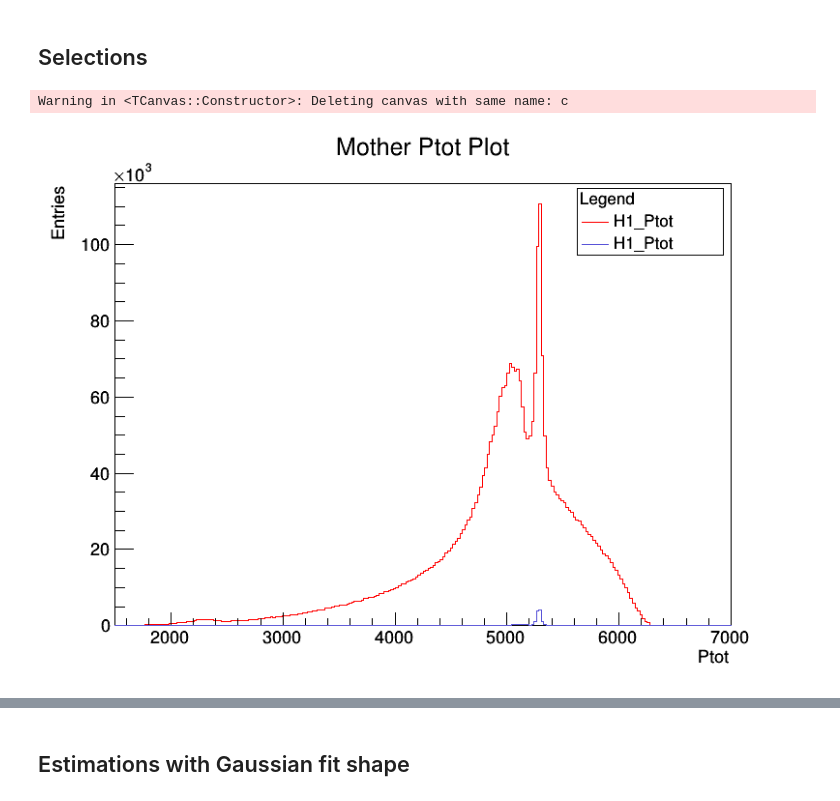
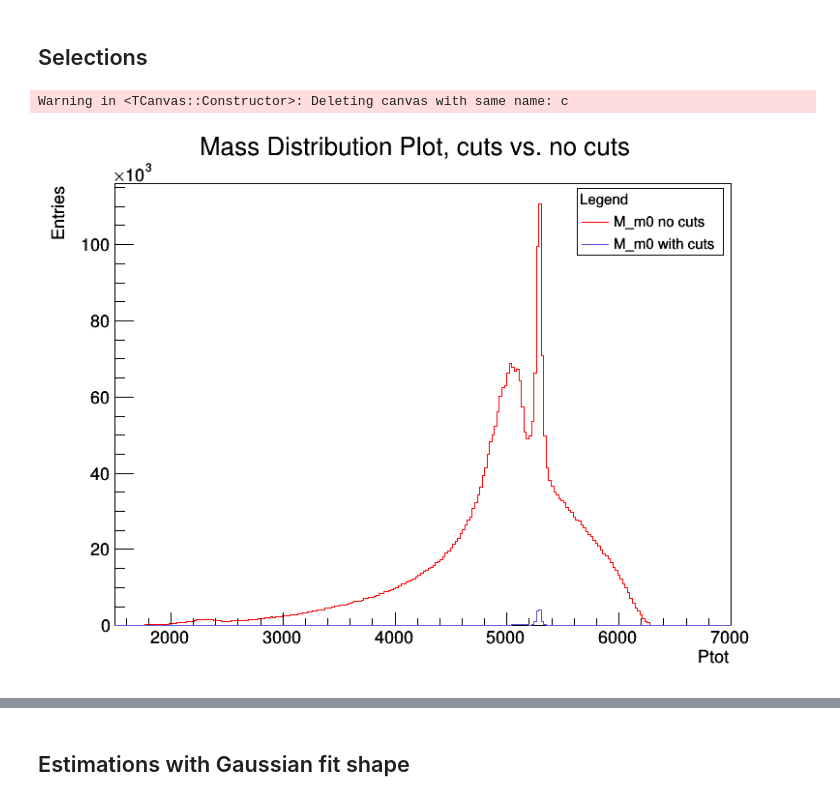
Before and after one commit to Jonastjep/Big_Data_Physics_PRA3024, a Jupyter notebook: Week2_LHCb/LHCb_2021.ipynb, the cells around one changed output, grey strips where cells are left out. Drawn from its saved outputs; the diff is of its cells as text; code cells hidden in the pictures.

```diff
--- a/Week2_LHCb/LHCb_2021.ipynb
+++ b/Week2_LHCb/LHCb_2021.ipynb
@@ -528,37 +529,37 @@ CutTree=tree.CopyTree(selection)
 c = ROOT.TCanvas("c", "c", 800, 600)
 
 
 tree.Draw("M_m0>>h1(250, 1500, 7000)")
 h1 = ROOT.gDirectory.Get("h1")
 
 CutTree.Draw("M_m0>>h2(250, 1500, 7000)")
 h2 = ROOT.gDirectory.Get("h2")
 
 varname = "Ptot"
 
-h1.SetTitle("Mother " + varname + " Plot")
+h1.SetTitle("Mass Distribution Plot, cuts vs. no cuts")
 h1.GetXaxis().SetTitle(varname)
 h1.GetYaxis().SetTitle("Entries")
 h1.SetLineColor(2) # red
 h1.SetLineWidth(1)
 
 h2.SetLineColor(9) # red
 h2.SetLineWidth(1)
 
 h1.Draw()
 h2.Draw("same")
 
 leg = ROOT.TLegend(0.11 + 0.59, 0.77, 0.3 + 0.59, 0.89)
 leg.SetHeader("Legend")
-leg.AddEntry(h1, "H1_Ptot", "l")
-leg.AddEntry(h2, "H1_Ptot", "l")
+leg.AddEntry(h1, "M_m0 no cuts", "l")
+leg.AddEntry(h2, "M_m0 with cuts", "l")
 
 leg.Draw("same")
 
 c.Draw()
 # %% [output]
 Warning in <TCanvas::Constructor>: Deleting canvas with same name: c
-[figure, old version]
+[figure, new version]
 # %%
 c = ROOT.TCanvas("c", "c", 800, 600)
 
```
Also changed, not shown: parts of 25 cells of this notebook.
